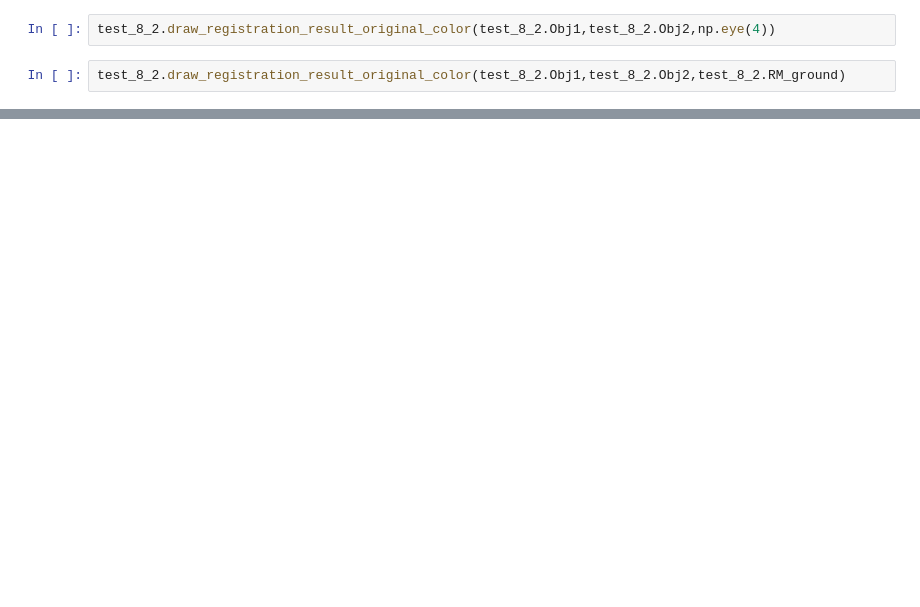
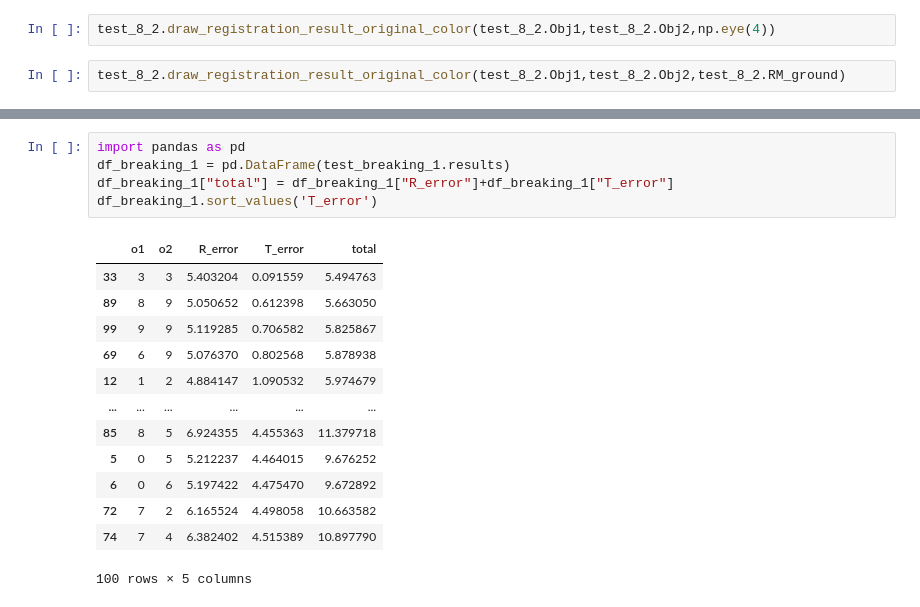
Before and after one commit to RePAIRProject/AAFR, a Jupyter notebook: Untitled3.ipynb, the cells around one changed output, grey strips where cells are left out. Drawn from its saved outputs; the diff is of its cells as text; blank space fills up the shorter version.

```diff
--- a/Untitled3.ipynb
+++ b/Untitled3.ipynb
@@ -1433,0 +1350,19 @@ test_8_2.draw_registration_result_original_color(test_8_2.Obj1,test_8_2.Obj2,tes
+# %%
+import pandas as pd
+df_breaking_1 = pd.DataFrame(test_breaking_1.results)
+df_breaking_1["total"] = df_breaking_1["R_error"]+df_breaking_1["T_error"]
+df_breaking_1.sort_values('T_error')
+# %% [output]
+|  | o1 | o2 | R_error | T_error | total |
+| 33 | 3 | 3 | 5.403204 | 0.091559 | 5.494763 |
+| 89 | 8 | 9 | 5.050652 | 0.612398 | 5.663050 |
+| 99 | 9 | 9 | 5.119285 | 0.706582 | 5.825867 |
+| 69 | 6 | 9 | 5.076370 | 0.802568 | 5.878938 |
+| 12 | 1 | 2 | 4.884147 | 1.090532 | 5.974679 |
+| ... | ... | ... | ... | ... | ... |
+| 85 | 8 | 5 | 6.924355 | 4.455363 | 11.379718 |
+| 5 | 0 | 5 | 5.212237 | 4.464015 | 9.676252 |
+| 6 | 0 | 6 | 5.197422 | 4.475470 | 9.672892 |
+| 72 | 7 | 2 | 6.165524 | 4.498058 | 10.663582 |
+| 74 | 7 | 4 | 6.382402 | 4.515389 | 10.897790 |
+100 rows × 5 columns
```
Also changed, not shown: parts of 57 cells of this notebook, 14 other files.
